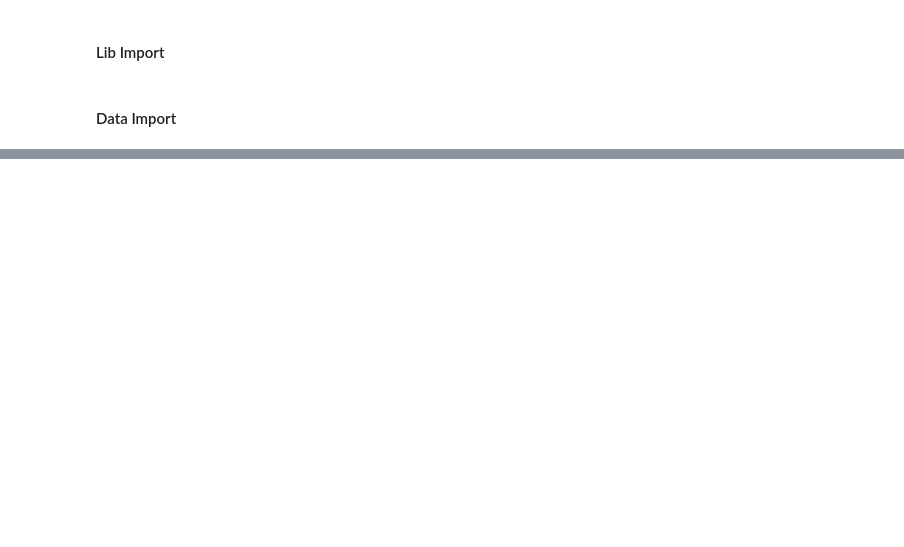
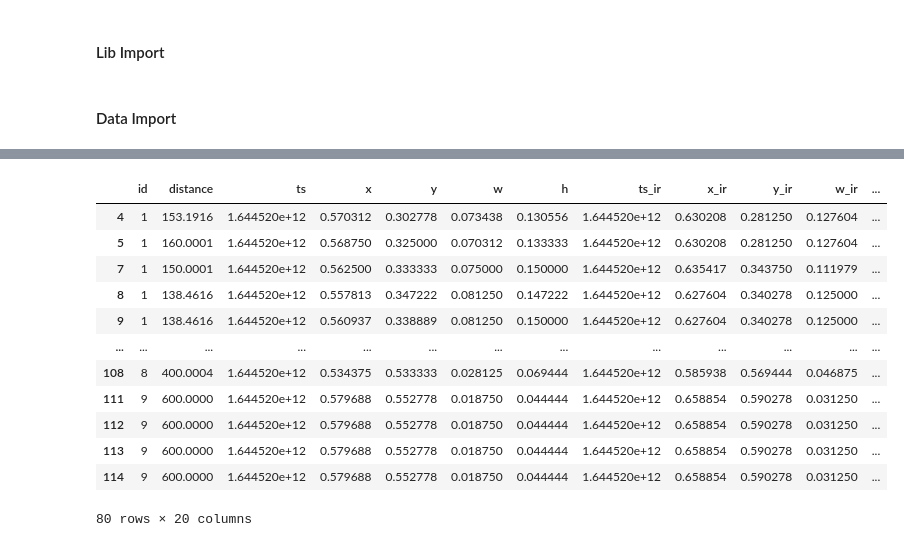
Before and after one commit to enotbeta/thermal-diplom, a Jupyter notebook: Main script.ipynb, the cells around one changed output, grey strips where cells are left out. Cells and saved outputs as stored; diff of their text form; code cells hidden in the pictures; blank space fills up the shorter version.

```diff
--- a/Main script.ipynb
+++ b/Main script.ipynb
@@ -54,0 +36,16 @@ event = model.events[1]
+# %%
+model.df_all
+# %% [output]
+|  | id | distance | ts | x | y | w | h | ts_ir | x_ir | y_ir | w_ir | ... |
+| 4 | 1 | 153.1916 | 1.644520e+12 | 0.570312 | 0.302778 | 0.073438 | 0.130556 | 1.644520e+12 | 0.630208 | 0.281250 | 0.127604 | ... |
+| 5 | 1 | 160.0001 | 1.644520e+12 | 0.568750 | 0.325000 | 0.070312 | 0.133333 | 1.644520e+12 | 0.630208 | 0.281250 | 0.127604 | ... |
+| 7 | 1 | 150.0001 | 1.644520e+12 | 0.562500 | 0.333333 | 0.075000 | 0.150000 | 1.644520e+12 | 0.635417 | 0.343750 | 0.111979 | ... |
+| 8 | 1 | 138.4616 | 1.644520e+12 | 0.557813 | 0.347222 | 0.081250 | 0.147222 | 1.644520e+12 | 0.627604 | 0.340278 | 0.125000 | ... |
+| 9 | 1 | 138.4616 | 1.644520e+12 | 0.560937 | 0.338889 | 0.081250 | 0.150000 | 1.644520e+12 | 0.627604 | 0.340278 | 0.125000 | ... |
+| ... | ... | ... | ... | ... | ... | ... | ... | ... | ... | ... | ... | ... |
+| 108 | 8 | 400.0004 | 1.644520e+12 | 0.534375 | 0.533333 | 0.028125 | 0.069444 | 1.644520e+12 | 0.585938 | 0.569444 | 0.046875 | ... |
+| 111 | 9 | 600.0000 | 1.644520e+12 | 0.579688 | 0.552778 | 0.018750 | 0.044444 | 1.644520e+12 | 0.658854 | 0.590278 | 0.031250 | ... |
+| 112 | 9 | 600.0000 | 1.644520e+12 | 0.579688 | 0.552778 | 0.018750 | 0.044444 | 1.644520e+12 | 0.658854 | 0.590278 | 0.031250 | ... |
+| 113 | 9 | 600.0000 | 1.644520e+12 | 0.579688 | 0.552778 | 0.018750 | 0.044444 | 1.644520e+12 | 0.658854 | 0.590278 | 0.031250 | ... |
+| 114 | 9 | 600.0000 | 1.644520e+12 | 0.579688 | 0.552778 | 0.018750 | 0.044444 | 1.644520e+12 | 0.658854 | 0.590278 | 0.031250 | ... |
+80 rows × 20 columns
```
Also changed, not shown: parts of 17 cells of this notebook, 1 other file.
